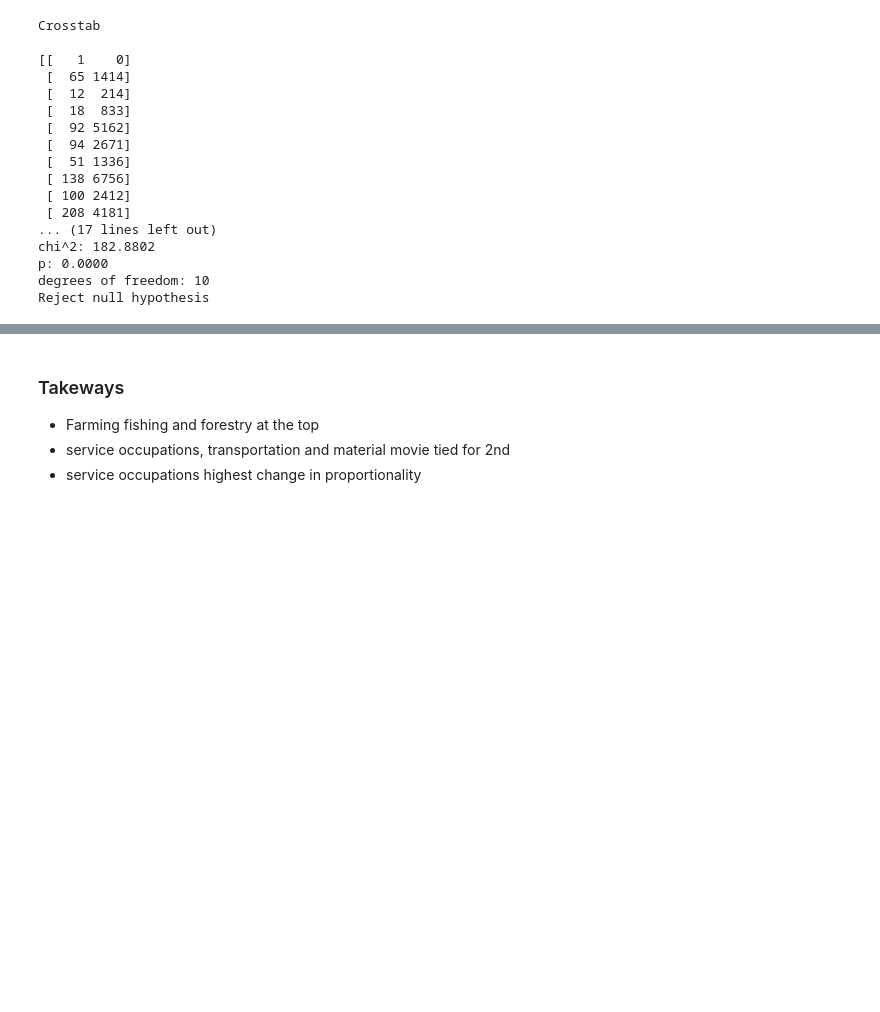
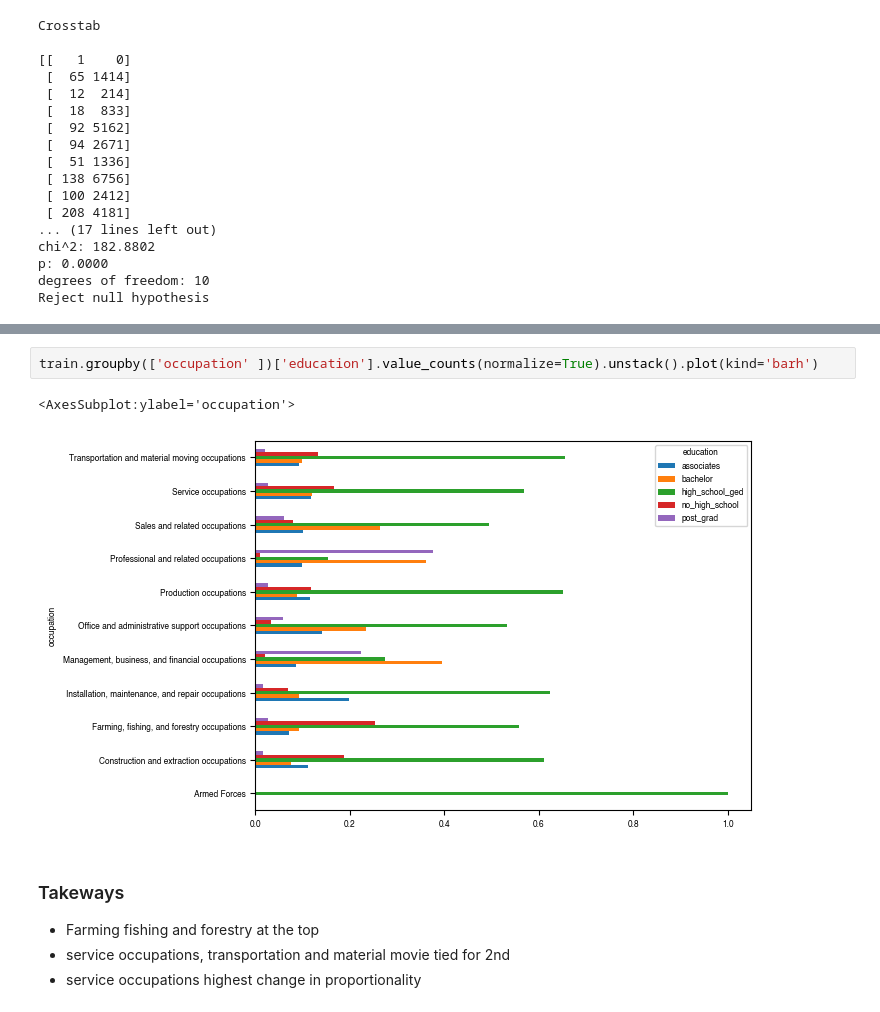
Before and after one commit to joshua-shorterivey/oct_2022_unemployment_project, a Jupyter notebook: explore.ipynb, the cells around one changed output, grey strips where cells are left out. Saved outputs shown, nothing was run; the diff lists cells and outputs as text; blank space fills up the shorter version.

```diff
--- a/explore.ipynb
+++ b/explore.ipynb
@@ -523,3 +655,8 @@ Reject null hypothesis
+# %%
+train.groupby(['occupation' ])['education'].value_counts(normalize=True).unstack().plot(kind='barh')
+# %% [output]
+<AxesSubplot:ylabel='occupation'>
+[figure, added]
 # %% [markdown]
 ### Takeways
 * Farming fishing and forestry at the top
```
Also changed, not shown: parts of 24 cells of this notebook, 2 other files.
